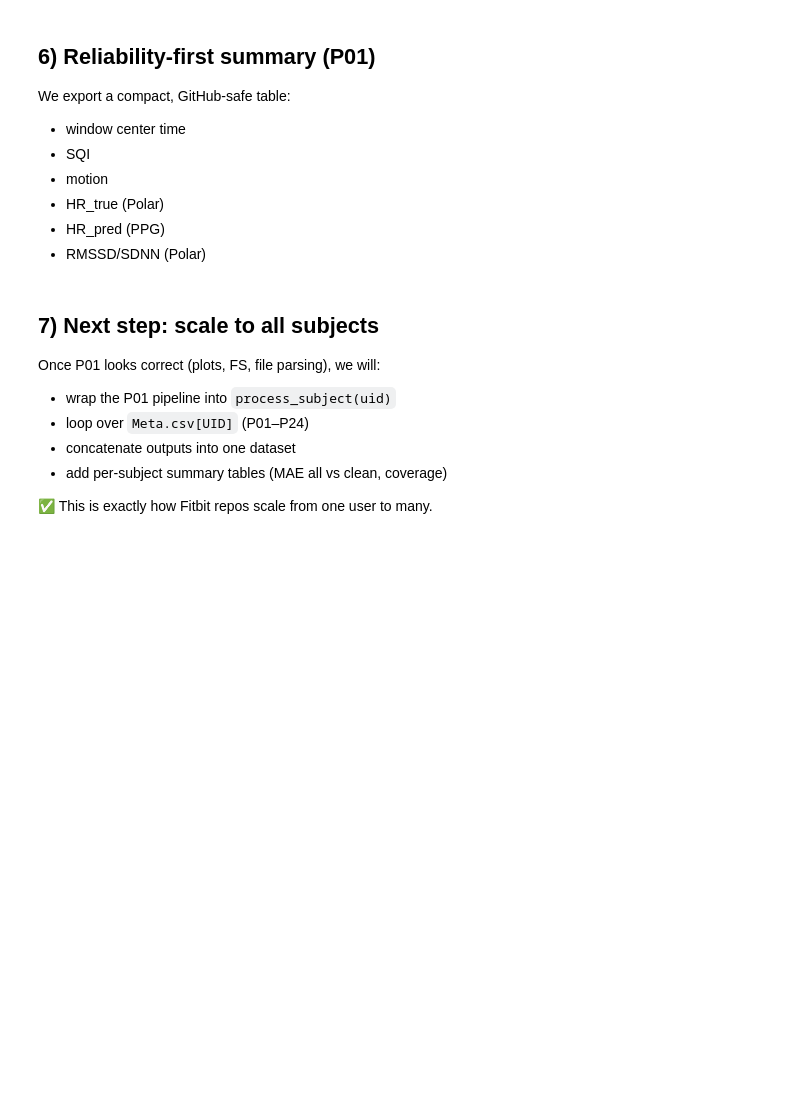
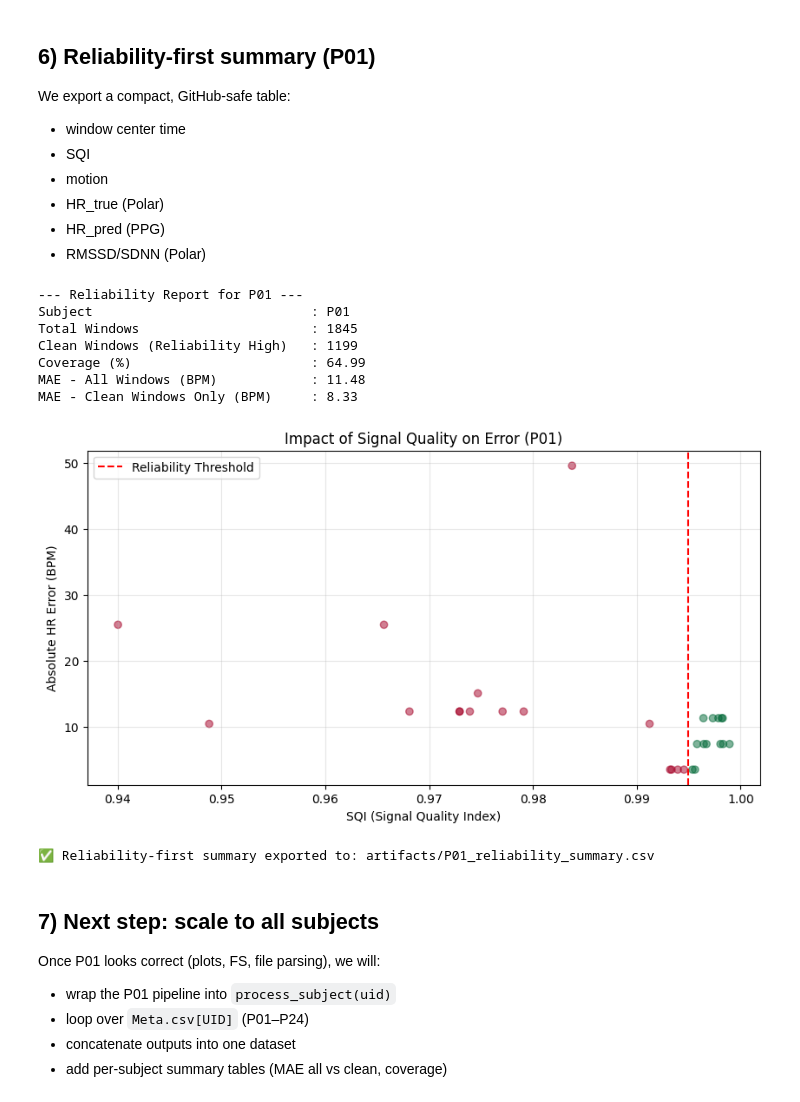
Before and after one commit to charanreddy2406/GalaxyPPG_Fitbit_analysis, a Jupyter notebook: galaxyppg_fitbit_style_analysis.ipynb, the cells around one changed output. Cells and saved outputs as stored; diff of their text form; code cells hidden in the pictures; blank space fills up the shorter version.

```diff
--- a/galaxyppg_fitbit_style_analysis.ipynb
+++ b/galaxyppg_fitbit_style_analysis.ipynb
@@ -392,3 +327,55 @@ out.head()
+# %%
+# ---------------------------------------------------------
+# 6) Reliability-First Summary (P01)
+# ---------------------------------------------------------
+
+# Calculate the error metrics only for windows where we have both true and pred HR
+valid_mask = np.isfinite(hr_true) & np.isfinite(hr_pred)
+
+# Summary Statistics
+stats = {
+    "Subject": SUBJECT,
+    "Total Windows": len(out),
+    "Clean Windows (Reliability High)": int(np.sum(is_clean)),
+    "Coverage (%)": (np.sum(is_clean) / len(out)) * 100,
+    "MAE - All Windows (BPM)": np.nanmean(np.abs(hr_true[valid_mask] - hr_pred[valid_mask])),
+    "MAE - Clean Windows Only (BPM)": mae_clean
+}
+
+# Print a formatted summary
+print(f"--- Reliability Report for {SUBJECT} ---")
+for key, value in stats.items():
+    if isinstance(value, float):
+        print(f"{key:35}: {value:.2f}")
+    else:
+        print(f"{key:35}: {value}")
+
+# Visualization: Error vs. Signal Quality
+# This shows why we 'abstain'—lower SQI almost always leads to higher errors.
+plt.figure(figsize=(10, 5))
+plt.scatter(sqis[valid_mask], np.abs(hr_true[valid_mask] - hr_pred[valid_mask]),
+            alpha=0.5, c=is_clean[valid_mask], cmap='RdYlGn')
+plt.axvline(thr, color='red', linestyle='--', label='Reliability Threshold')
+plt.title(f"Impact of Signal Quality on Error ({SUBJECT})")
+plt.xlabel("SQI (Signal Quality Index)"); plt.ylabel("Absolute HR Error (BPM)")
+plt.legend()
+plt.grid(True, alpha=0.3)
+plt.show()
+
+# Save the final consolidated artifact
+summary_save_path = os.path.join(ARTIFACTS_DIR, f"{SUBJECT}_reliability_summary.csv")
+out.to_csv(summary_save_path, index=False)
+print(f"✅ Reliability-first summary exported to: {summary_save_path}")
+# %% [output]
+--- Reliability Report for P01 ---
+Subject                            : P01
+Total Windows                      : 1845
+Clean Windows (Reliability High)   : 1199
+Coverage (%)                       : 64.99
+MAE - All Windows (BPM)            : 11.48
+MAE - Clean Windows Only (BPM)     : 8.33
+[figure, added]
+✅ Reliability-first summary exported to: artifacts/P01_reliability_summary.csv
 # %% [markdown]
 ## 7) Next step: scale to all subjects
 
@@ -398,5 +385,3 @@ Once P01 looks correct (plots, FS, file parsing), we will:
 - loop over `Meta.csv[UID]` (P01–P24)
 - concatenate outputs into one dataset
 - add per-subject summary tables (MAE all vs clean, coverage)
-
-✅ This is exactly how Fitbit repos scale from one user to many.
```
Also changed, not shown: parts of 14 cells of this notebook, 2 other files.
